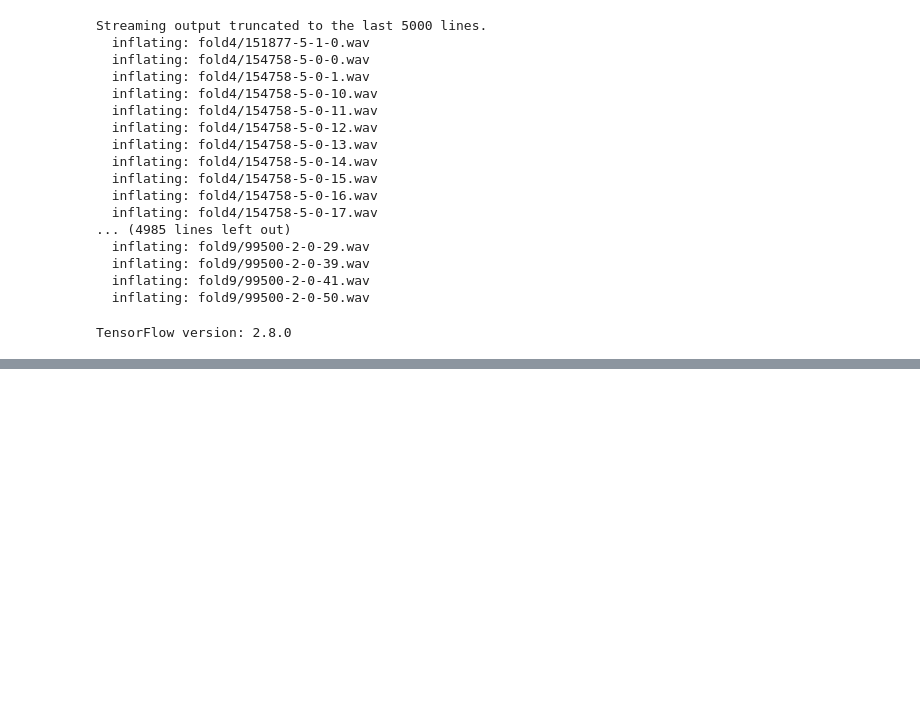
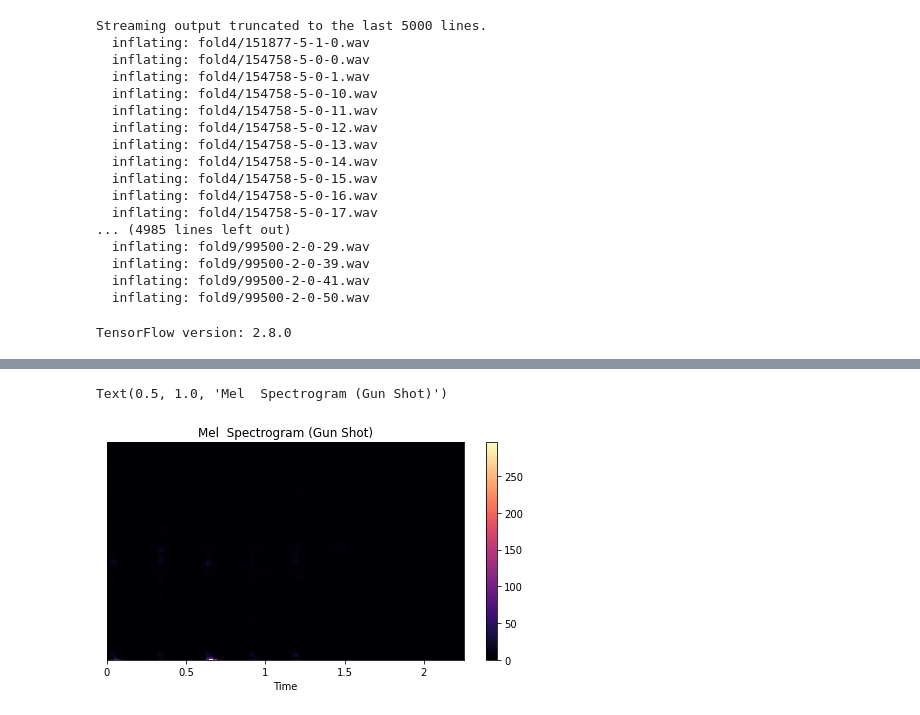
Before and after one commit to fatmaaerr/ML_Urbansound8k_project, a Jupyter notebook: ML_Project_Data_Preparation.ipynb, the cells around one changed output, grey strips where cells are left out. Cells and saved outputs as stored; diff of their text form; code cells hidden in the pictures; blank space fills up the shorter version.

```diff
--- a/ML_Project_Data_Preparation.ipynb
+++ b/ML_Project_Data_Preparation.ipynb
@@ -437,0 +174,8 @@ X_test_all
+# %%
+plt.figure(figsize=(8,4))
+librosa.display.specshow(mel, x_axis='time')
+plt.colorbar()
+plt.title('Mel  Spectrogram (Gun Shot)')
+# %% [output]
+Text(0.5, 1.0, 'Mel  Spectrogram (Gun Shot)')
+[figure, added]
```
Also changed, not shown: parts of 57 cells of this notebook.
